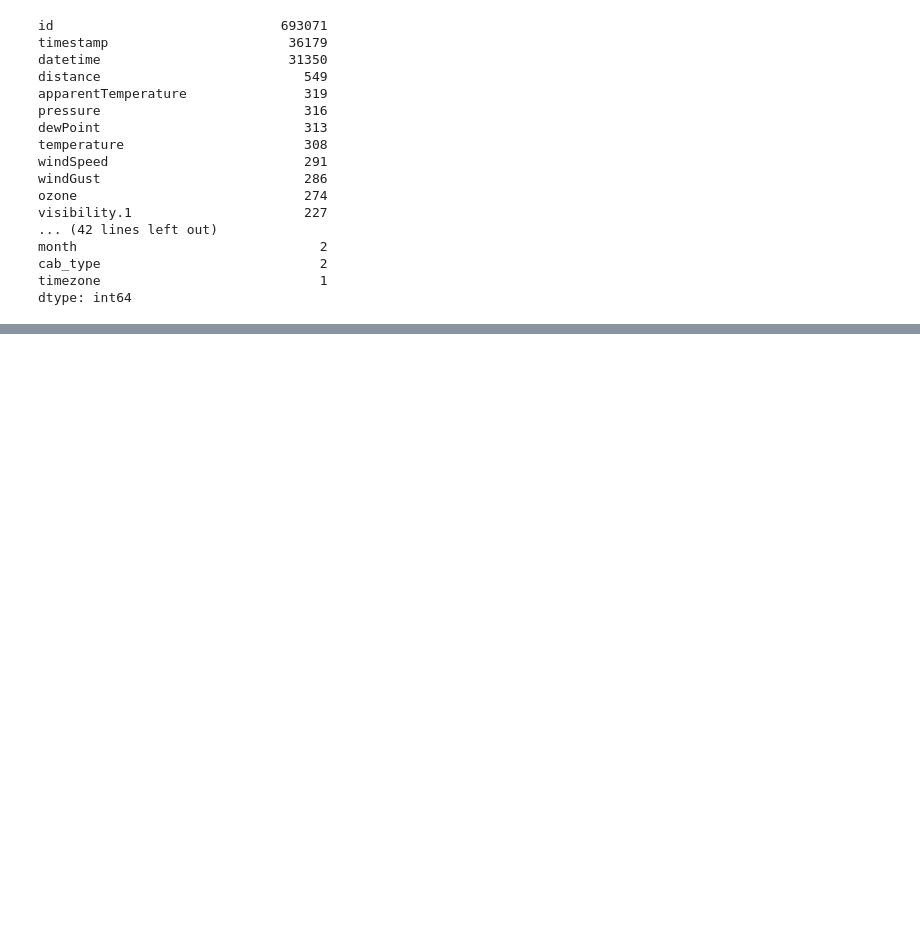
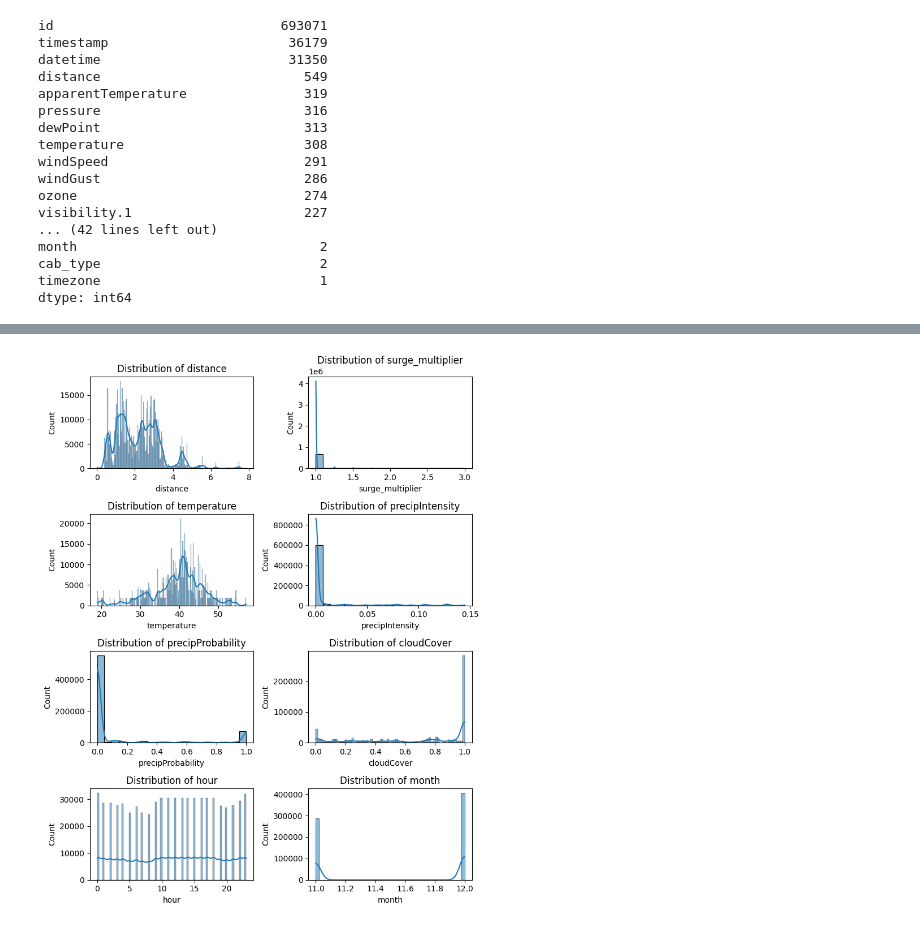
Before and after one commit to mollyhan19/APCOMP209_Final_Project, a Jupyter notebook: EDA.ipynb, the cells around one changed output, grey strips where cells are left out. Cells and saved outputs as stored; diff of their text form; code cells hidden in the pictures; blank space fills up the shorter version.

Commit message:
EDA with numerical predictors

```diff
--- a/EDA.ipynb
+++ b/EDA.ipynb
@@ -202,3 +167,14 @@ month                               2
 cab_type                            2
 timezone                            1
 dtype: int64
+# %%
+# Numerical variables EDA
+num_cols = [
+    'distance', 'surge_multiplier',
+    'temperature', 'precipIntensity', 'precipProbability',
+    'cloudCover', 'hour','month'
+]
+
+df_num = df[num_cols].copy()
+
+df_num.head()
@@ -204,0 +203,13 @@ dtype: int64
+# %%
+# Distribution Plots of predictors
+plt.figure(figsize=(8, 10))
+
+for i, col in enumerate(num_cols):
+    plt.subplot(4, 2, i+1)
+    sns.histplot(df_num[col], kde=True)
+    plt.title(f'Distribution of {col}')
+
+plt.tight_layout()
+plt.show()
+# %% [output]
+[figure, added]
```
Also changed, not shown: parts of 7 cells of this notebook.
